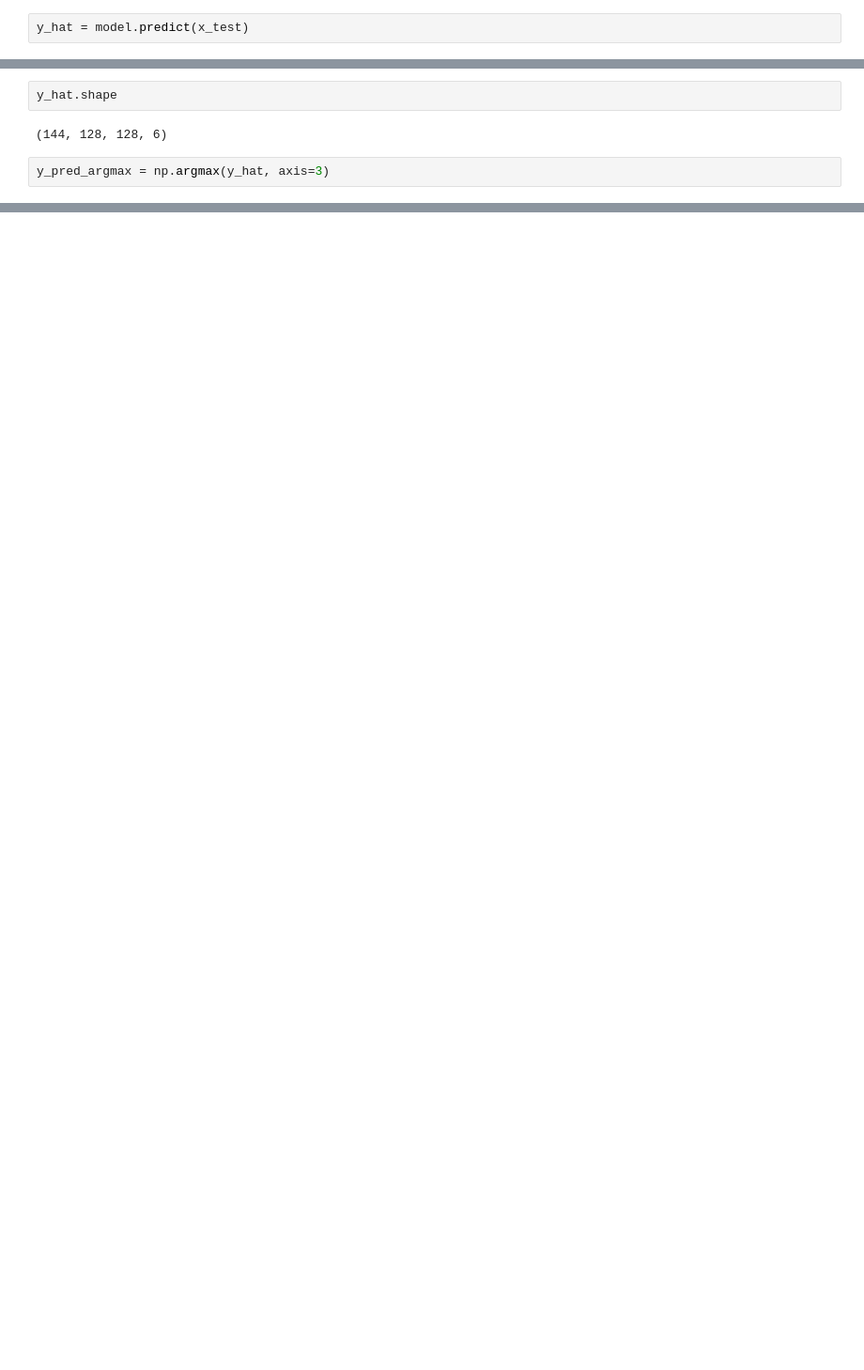
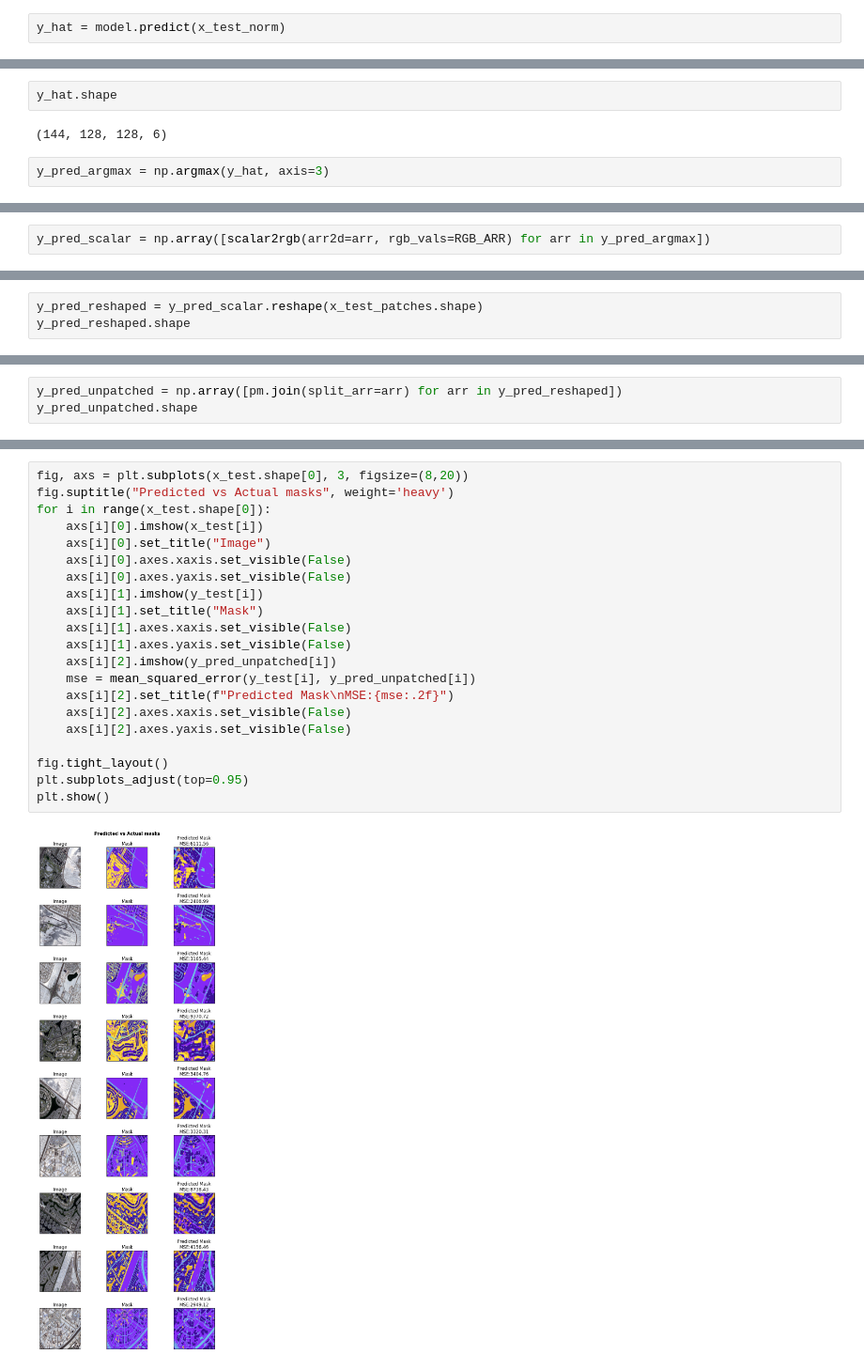
Before and after one commit to Xalt8/Semantic-Segmentation-, a Jupyter notebook: unet.ipynb, the cells around one changed output, grey strips where cells are left out. Shown at 94% size. Cells and saved outputs as stored; diff of their text form; blank space fills up the shorter version.

Commit message:
plot results

```diff
--- a/unet.ipynb
+++ b/unet.ipynb
@@ -289,2 +289,2 @@ x_test = normalize(x_test_4d)
 # %%
-y_hat = model.predict(x_test)
+y_hat = model.predict(x_test_norm)
@@ -302,0 +303,2 @@ y_pred_argmax[0].shape
+# %%
+y_pred_scalar = np.array([scalar2rgb(arr2d=arr, rgb_vals=RGB_ARR) for arr in y_pred_argmax])
@@ -302,0 +309,3 @@ y_pred_argmax[0].shape
+# %%
+y_pred_reshaped = y_pred_scalar.reshape(x_test_patches.shape)
+y_pred_reshaped.shape
@@ -302,0 +314,3 @@ y_pred_argmax[0].shape
+# %%
+y_pred_unpatched = np.array([pm.join(split_arr=arr) for arr in y_pred_reshaped])
+y_pred_unpatched.shape
@@ -302,0 +327,23 @@ y_pred_argmax[0].shape
+# %%
+fig, axs = plt.subplots(x_test.shape[0], 3, figsize=(8,20))
+fig.suptitle("Predicted vs Actual masks", weight='heavy')
+for i in range(x_test.shape[0]):
+    axs[i][0].imshow(x_test[i])
+    axs[i][0].set_title("Image")
+    axs[i][0].axes.xaxis.set_visible(False)
+    axs[i][0].axes.yaxis.set_visible(False)
+    axs[i][1].imshow(y_test[i])
+    axs[i][1].set_title("Mask")
+    axs[i][1].axes.xaxis.set_visible(False)
+    axs[i][1].axes.yaxis.set_visible(False)
+    axs[i][2].imshow(y_pred_unpatched[i])
+    mse = mean_squared_error(y_test[i], y_pred_unpatched[i])
+    axs[i][2].set_title(f"Predicted Mask\nMSE:{mse:.2f}")
+    axs[i][2].axes.xaxis.set_visible(False)
+    axs[i][2].axes.yaxis.set_visible(False)
+
+fig.tight_layout()
+plt.subplots_adjust(top=0.95)
+plt.show()
+# %% [output]
+[figure, added]
```
Also changed, not shown: parts of 10 cells of this notebook.
